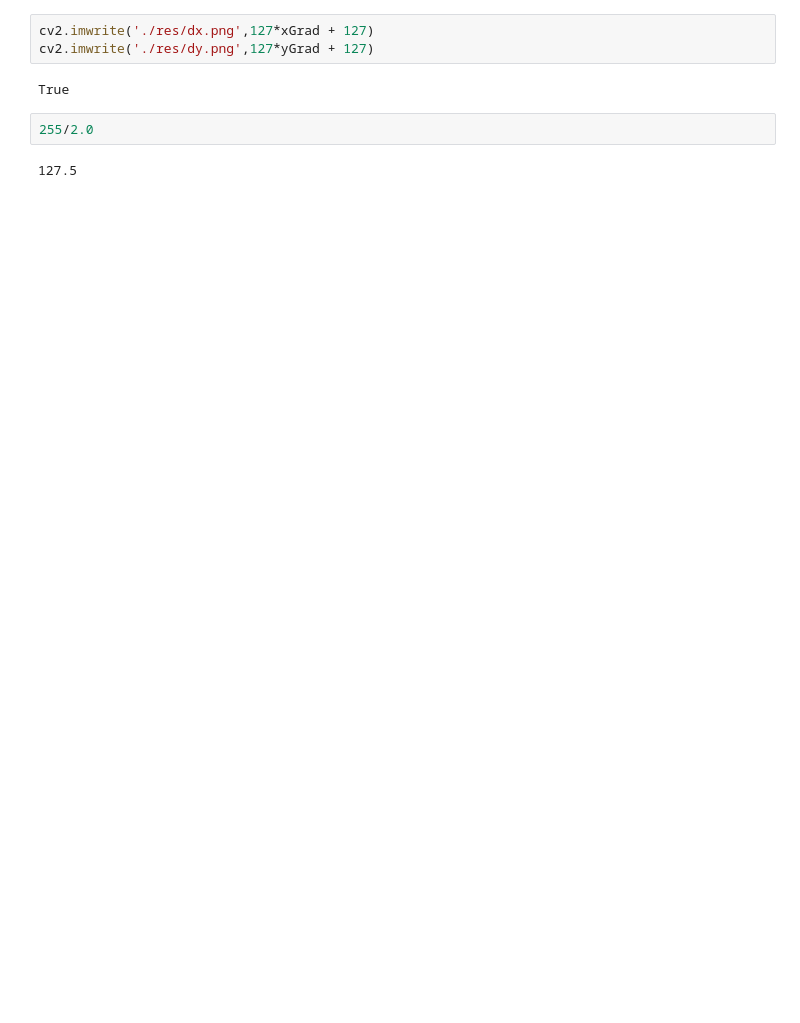
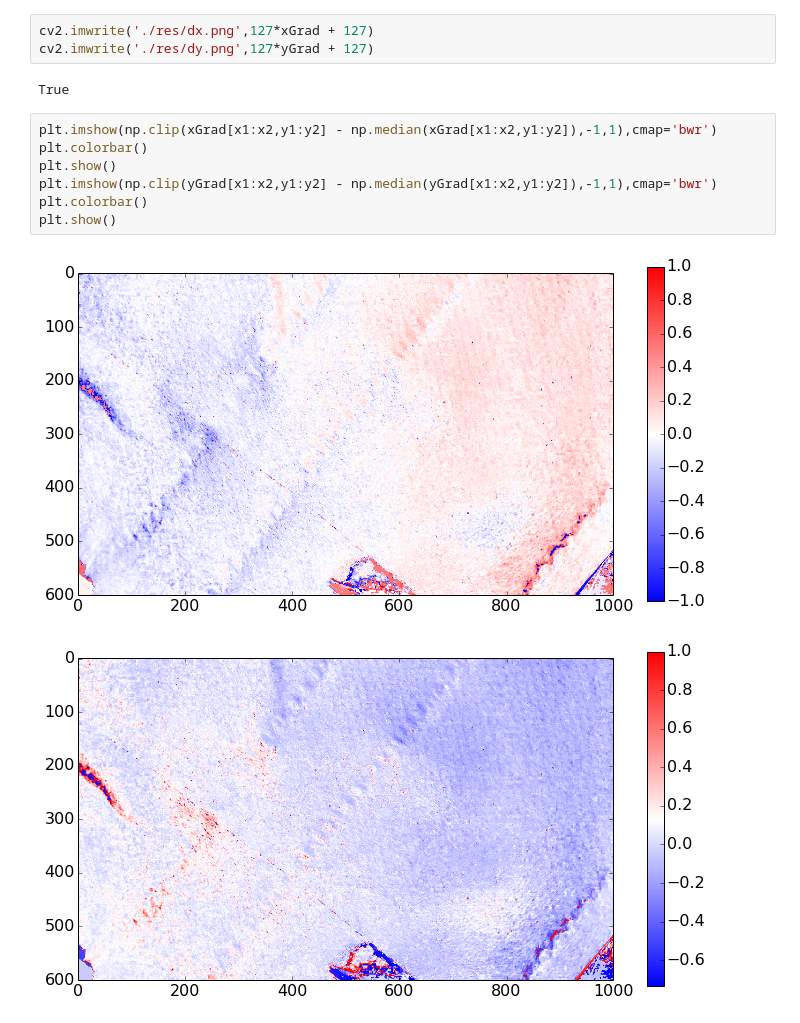
Before and after one commit to Buntworthy/notebooks, a Jupyter notebook: Photometric Stereo.ipynb, the cells around one changed output. Drawn from its saved outputs; the diff is of its cells as text; blank space fills up the shorter version.

```diff
--- a/Photometric Stereo.ipynb
+++ b/Photometric Stereo.ipynb
@@ -84,7 +104,13 @@ cv2.imwrite('./res/dx.png',127*xGrad + 127)
 cv2.imwrite('./res/dy.png',127*yGrad + 127)
 # %% [output]
 True
-# %%
-255/2.0
-# %% [output]
-127.5
+# %%
+plt.imshow(np.clip(xGrad[x1:x2,y1:y2] - np.median(xGrad[x1:x2,y1:y2]),-1,1),cmap='bwr')
+plt.colorbar()
+plt.show()
+plt.imshow(np.clip(yGrad[x1:x2,y1:y2] - np.median(yGrad[x1:x2,y1:y2]),-1,1),cmap='bwr')
+plt.colorbar()
+plt.show()
+# %% [output]
+[figure, added]
+[figure, added]
```
Also changed, not shown: parts of 5 cells of this notebook, 3 other files.
